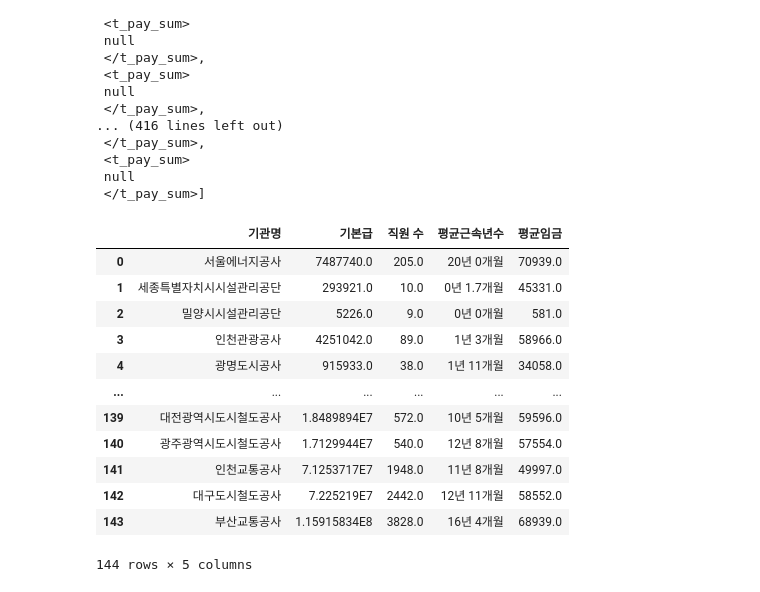
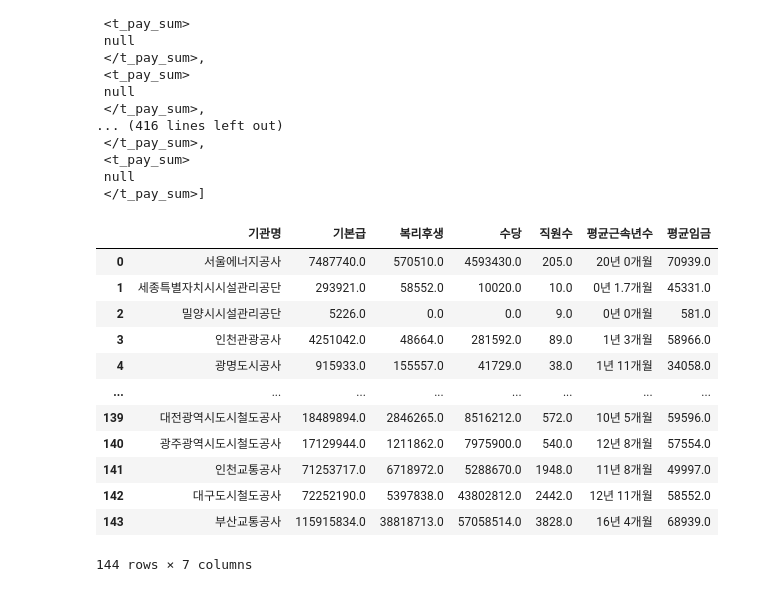
Before and after one commit to mechurisr/Python_Basic, a Jupyter notebook: Python_project1.ipynb, the cells around one changed output. Drawn from its saved outputs; the diff is of its cells as text; code cells hidden in the pictures.

```diff
--- a/Python_project1.ipynb
+++ b/Python_project1.ipynb
@@ -115,53 +115,68 @@ wageSoup.find_all("t_pay_sum")
 # %%
 import urllib.request
 from bs4 import BeautifulSoup
+import numpy as np
 import pandas as pd
+import requests
+import matplotlib.pyplot as plt
+import seaborn as sns
+sns.set()
 
-wageURL = "http://apis.data.go.kr/B551982/openApiFullTimeTotal/openXmlFullTimeTotal?serviceKey=vGmcCEppOgKU7A85T2iAM8VepTeNKQ%2B174k3pYOA4LMu099J%2F4CPtZFNOwYZS5kE9ajo7eEUoIYYyztLU75ixw%3D%3D&type=xml&numOfRows=10&pageNo=1&ac_year=2016"
+wageURL = "http://apis.data.go.kr/B551982/openApiFullTimeTotal/openXmlFullTimeTotal?serviceKey=BClVDLLEomkCLzflApWLzmRn%2B3B7krZSu7fVnKiaspmbTbmNm4kxOxh3LUeoRc136A5KnVXgV4H%2FJSqAg7EULg%3D%3D&type=xml&numOfRows=10&pageNo=1&ac_year=2016"
 res = urllib.request.urlopen(wageURL)
 wageSoup = BeautifulSoup(res, "html.parser")
 
 
 #모든 정보를 담을 DF
 wageIDDF = pd.DataFrame()
 
 #1개 영화 정보들에 대해서 처리할 DF
 wageIDDF_temp = pd.DataFrame()
 wageIDDF_temp = wageIDDF_temp.append(
     {"기관명":"",
      "기본급" : "",
-     "평균임금" : "",
-     "직원 수" : "",
-     "평균근속년수" : ""},
+     "복리후생" : "",
+     "수당" : "",
+     "직원수" : "",
+     "평균근속년수" : "",
+     "평균임금" : ""},
     ignore_index = True)
 
-num = len(soup.find_all("ent_name"))
+num = len(wageSoup.find_all("ent_name"))
 
 for i in range(0,num):
 
     wageIDDF_temp.iat[0, wageIDDF_temp.columns.get_loc("기관명")] = wageSoup.find_all("item")[i].find("ent_name").text.strip()
     wageIDDF_temp.iat[0, wageIDDF_temp.columns.get_loc("기본급")] = wageSoup.find_all("item")[i].find("t_gi").text.strip()
+    wageIDDF_temp.iat[0, wageIDDF_temp.columns.get_loc("직원수")] = wageSoup.find_all("item")[i].find("t_staff").text.strip()
+    wageIDDF_temp.iat[0, wageIDDF_temp.columns.get_loc("평균근속년수")] = wageSoup.find_all("item")[i].find("t_wyear_wmonth").text.strip()
     wageIDDF_temp.iat[0, wageIDDF_temp.columns.get_loc("평균임금")] = wageSoup.find_all("item")[i].find("t_one_ave_pay").text.strip()
-    wageIDDF_temp.iat[0, wageIDDF_temp.columns.get_loc("직원 수")] = wageSoup.find_all("item")[i].find("t_staff").text.strip()
-    wageIDDF_temp.iat[0, wageIDDF_temp.columns.get_loc("평균근속년수")] = wageSoup.find_all("item")[i].find("t_wyear_wmonth").text.strip()
+    wageIDDF_temp.iat[0, wageIDDF_temp.columns.get_loc("복리후생")] = wageSoup.find_all("item")[i].find("t_pay_etc").text.strip()
+    wageIDDF_temp.iat[0, wageIDDF_temp.columns.get_loc("수당")] = wageSoup.find_all("item")[i].find("t_jesu").text.strip()
 
     wageIDDF=wageIDDF.append(wageIDDF_temp, ignore_index=True)
 
     for j in range(0, len(wageIDDF_temp.columns)):
         wageIDDF_temp.iat[0, j]= ""
 
+
+wageIDDF = wageIDDF.astype({'기본급':'float64', '복리후생':'float64', '수당':'float64', '직원수':'float64', '평균임금':'float64'})
+
+columnList = ["기관명", "기본급", "복리후생", "수당", "직원수", "평균근속년수", "평균임금"]
+wageIDDF = wageIDDF[columnList]
+
 wageIDDF
 # %% [output]
-|  | 기관명 | 기본급 | 직원 수 | 평균근속년수 | 평균임금 |
-| 0 | 서울에너지공사 | 7487740.0 | 205.0 | 20년 0개월 | 70939.0 |
-| 1 | 세종특별자치시시설관리공단 | 293921.0 | 10.0 | 0년 1.7개월 | 45331.0 |
-| 2 | 밀양시시설관리공단 | 5226.0 | 9.0 | 0년 0개월 | 581.0 |
-| 3 | 인천관광공사 | 4251042.0 | 89.0 | 1년 3개월 | 58966.0 |
-| 4 | 광명도시공사 | 915933.0 | 38.0 | 1년 11개월 | 34058.0 |
-| ... | ... | ... | ... | ... | ... |
-| 139 | 대전광역시도시철도공사 | 1.8489894E7 | 572.0 | 10년 5개월 | 59596.0 |
-| 140 | 광주광역시도시철도공사 | 1.7129944E7 | 540.0 | 12년 8개월 | 57554.0 |
-| 141 | 인천교통공사 | 7.1253717E7 | 1948.0 | 11년 8개월 | 49997.0 |
-| 142 | 대구도시철도공사 | 7.225219E7 | 2442.0 | 12년 11개월 | 58552.0 |
-| 143 | 부산교통공사 | 1.15915834E8 | 3828.0 | 16년 4개월 | 68939.0 |
+|  | 기관명 | 기본급 | 복리후생 | 수당 | 직원수 | 평균근속년수 | 평균임금 |
+| 0 | 서울에너지공사 | 7487740.0 | 570510.0 | 4593430.0 | 205.0 | 20년 0개월 | 70939.0 |
+| 1 | 세종특별자치시시설관리공단 | 293921.0 | 58552.0 | 10020.0 | 10.0 | 0년 1.7개월 | 45331.0 |
+| 2 | 밀양시시설관리공단 | 5226.0 | 0.0 | 0.0 | 9.0 | 0년 0개월 | 581.0 |
+| 3 | 인천관광공사 | 4251042.0 | 48664.0 | 281592.0 | 89.0 | 1년 3개월 | 58966.0 |
+| 4 | 광명도시공사 | 915933.0 | 155557.0 | 41729.0 | 38.0 | 1년 11개월 | 34058.0 |
+| ... | ... | ... | ... | ... | ... | ... | ... |
+| 139 | 대전광역시도시철도공사 | 18489894.0 | 2846265.0 | 8516212.0 | 572.0 | 10년 5개월 | 59596.0 |
+| 140 | 광주광역시도시철도공사 | 17129944.0 | 1211862.0 | 7975900.0 | 540.0 | 12년 8개월 | 57554.0 |
+| 141 | 인천교통공사 | 71253717.0 | 6718972.0 | 5288670.0 | 1948.0 | 11년 8개월 | 49997.0 |
+| 142 | 대구도시철도공사 | 72252190.0 | 5397838.0 | 43802812.0 | 2442.0 | 12년 11개월 | 58552.0 |
+| 143 | 부산교통공사 | 115915834.0 | 38818713.0 | 57058514.0 | 3828.0 | 16년 4개월 | 68939.0 |
-144 rows × 5 columns
+144 rows × 7 columns
```
Also changed, not shown: parts of 17 cells of this notebook, 23 other files.
